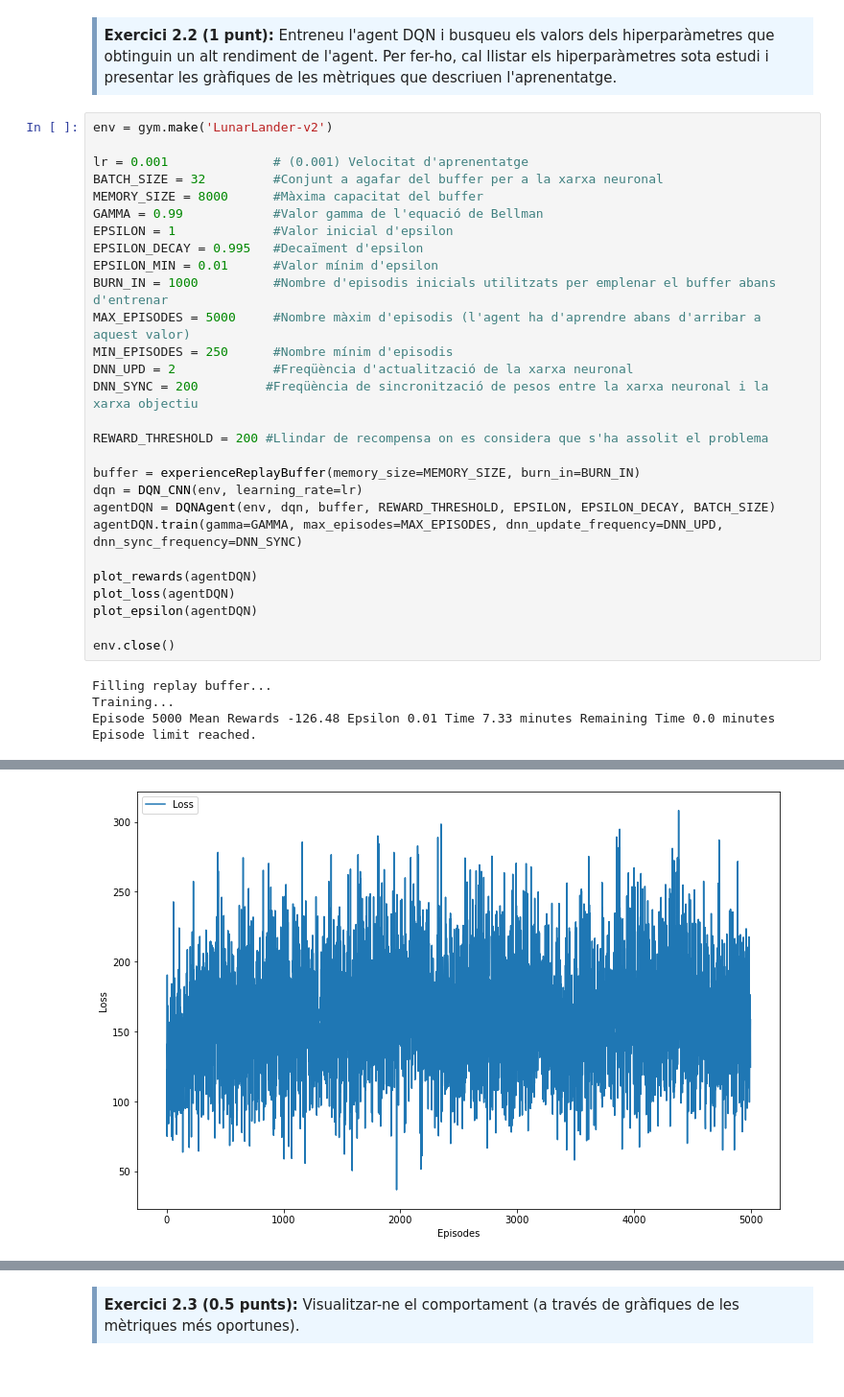
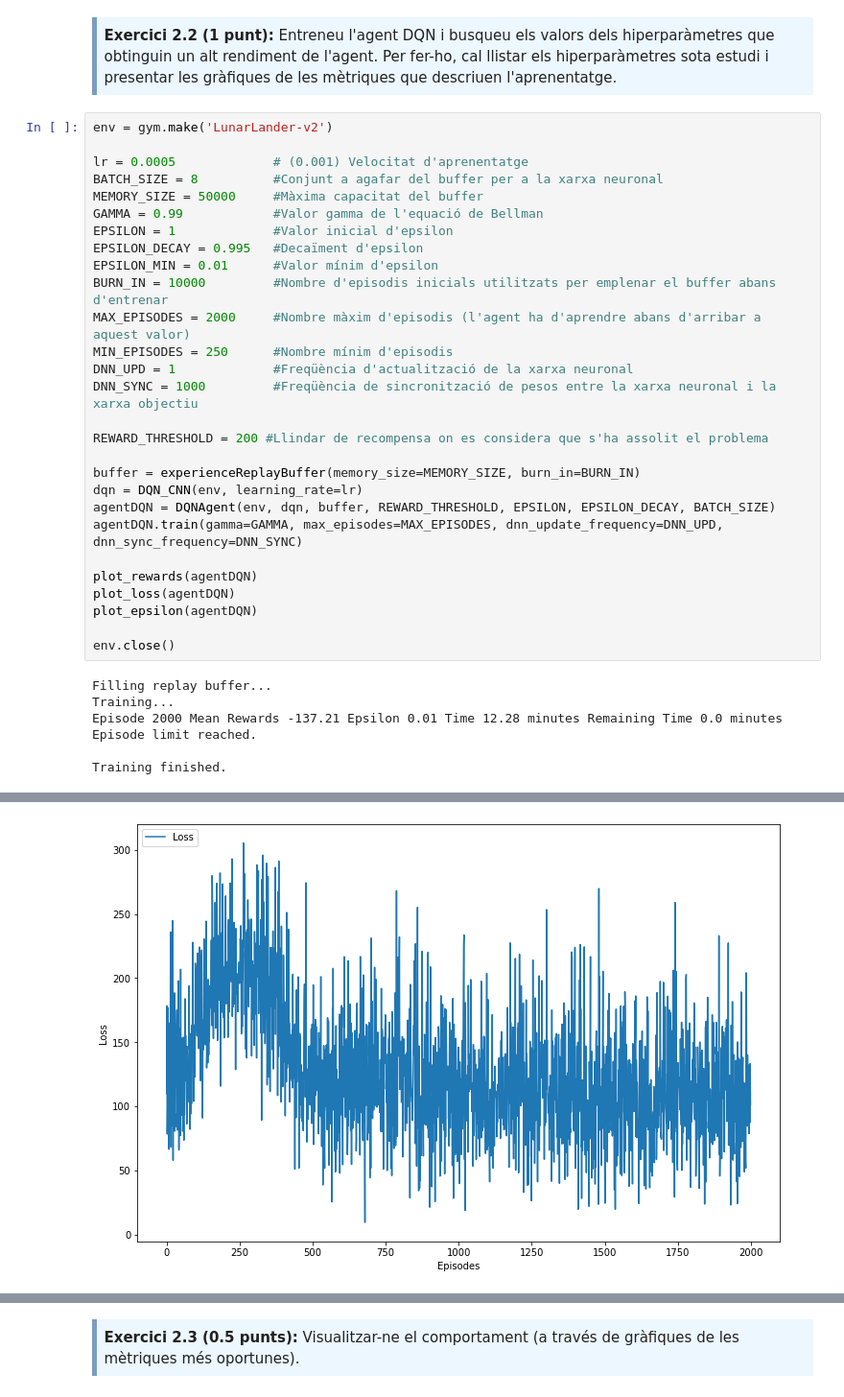
Before and after one commit to jordi-puig/master-data-science, a Jupyter notebook: reinforcement-learning/Practica/M2.983_2022_1_Practica-Sol.ipynb, the cells around one changed output, grey strips where cells are left out. Shown: that part at 96% size. Cells and saved outputs as stored; diff of their text form.

```diff
--- a/reinforcement-learning/Practica/M2.983_2022_1_Practica-Sol.ipynb
+++ b/reinforcement-learning/Practica/M2.983_2022_1_Practica-Sol.ipynb
@@ -572,18 +613,18 @@ def plot_epsilon(agent):
 # %%
 env = gym.make('LunarLander-v2')
 
-lr = 0.001              # (0.001) Velocitat d'aprenentatge
-BATCH_SIZE = 32         #Conjunt a agafar del buffer per a la xarxa neuronal
-MEMORY_SIZE = 8000      #Màxima capacitat del buffer
+lr = 0.0005             # (0.001) Velocitat d'aprenentatge
+BATCH_SIZE = 8          #Conjunt a agafar del buffer per a la xarxa neuronal
+MEMORY_SIZE = 50000     #Màxima capacitat del buffer
 GAMMA = 0.99            #Valor gamma de l'equació de Bellman
 EPSILON = 1             #Valor inicial d'epsilon
 EPSILON_DECAY = 0.995   #Decaïment d'epsilon
 EPSILON_MIN = 0.01      #Valor mínim d'epsilon
-BURN_IN = 1000          #Nombre d'episodis inicials utilitzats per emplenar el buffer abans d'entrenar
-MAX_EPISODES = 5000     #Nombre màxim d'episodis (l'agent ha d'aprendre abans d'arribar a aquest valor)
+BURN_IN = 10000         #Nombre d'episodis inicials utilitzats per emplenar el buffer abans d'entrenar
+MAX_EPISODES = 2000     #Nombre màxim d'episodis (l'agent ha d'aprendre abans d'arribar a aquest valor)
 MIN_EPISODES = 250      #Nombre mínim d'episodis
-DNN_UPD = 2             #Freqüència d'actualització de la xarxa neuronal
-DNN_SYNC = 200         #Freqüència de sincronització de pesos entre la xarxa neuronal i la xarxa objectiu
+DNN_UPD = 1             #Freqüència d'actualització de la xarxa neuronal
+DNN_SYNC = 1000         #Freqüència de sincronització de pesos entre la xarxa neuronal i la xarxa objectiu
 
 REWARD_THRESHOLD = 200 #Llindar de recompensa on es considera que s'ha assolit el problema
 
@@ -600,5 +641,7 @@ env.close()
 # %% [output]
 Filling replay buffer...
 Training...
-Episode 5000 Mean Rewards -126.48 Epsilon 0.01 Time 7.33 minutes Remaining Time 0.0 minutes
+Episode 2000 Mean Rewards -137.21 Epsilon 0.01 Time 12.28 minutes Remaining Time 0.0 minutes
 Episode limit reached.
+
+Training finished.
@@ -606 +649 @@ Episode limit reached.
-[figure, old version]
+[figure, new version]
```
Also changed, not shown: parts of 9 cells of this notebook, 18 other files.
